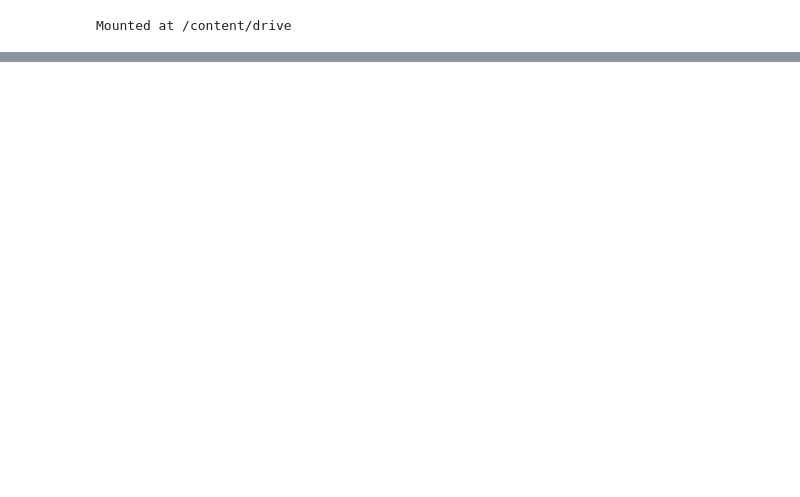
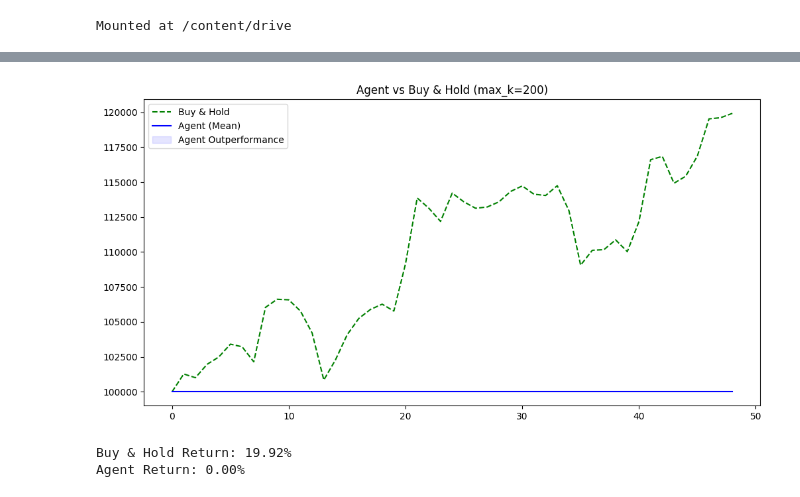
Before and after one commit to rahulb99/rl4trading, a Jupyter notebook: notebooks/RL4Trading.ipynb, the cells around one changed output, grey strips where cells are left out. Saved outputs shown, nothing was run; the diff lists cells and outputs as text; code cells hidden in the pictures; blank space fills up the shorter version.

```diff
--- a/notebooks/RL4Trading.ipynb
+++ b/notebooks/RL4Trading.ipynb
@@ -422,0 +912,11 @@ Indicators shape: (249, 7, 4)
+# %%
+# 1. Check GPU availability
+import torch
+if torch.cuda.is_available():
+    print(f"GPU Detected: {torch.cuda.get_device_name(0)}")
+else:
+    print("No GPU detected. Running on CPU.")
+
+# 2. Re-initialize the agent to use the updated DQN class (and GPU)
+agent = DQN(env, eval_env, options)
+print(f"Agent model is on device: {next(agent.model.parameters()).device}")
@@ -422,0 +927,9 @@ Indicators shape: (249, 7, 4)
+# %%
+print("Starting training with max_k=200...")
+n_episodes = 1_000
+for ep in range(n_episodes):
+    agent.train_episode()
+    if (ep + 1) % 100 == 0:
+        print(f"Episode {ep+1}/{n_episodes} completed.")
+
+print("Training complete.")
@@ -422,0 +1097,31 @@ Indicators shape: (249, 7, 4)
+# %%
+# 3. Evaluate
+equity_curves, step_returns = evaluate_dqn(agent, eval_env, n_episodes=20)
+
+# 4. Compare with Buy & Hold
+test_close_prices = test_prices[:, 3]
+bnh_equity = 100_000 * (test_close_prices / test_close_prices[0])
+mean_agent_equity = np.mean(np.vstack(equity_curves), axis=0)
+
+# Align lengths
+min_len = min(len(bnh_equity), len(mean_agent_equity))
+bnh_equity_trunc = bnh_equity[:min_len]
+mean_equity_trunc = mean_agent_equity[:min_len]
+
+plt.figure(figsize=(12, 6))
+plt.plot(bnh_equity_trunc, label='Buy & Hold', color='green', linestyle='--')
+plt.plot(mean_equity_trunc, label='Agent (Mean)', color='blue')
+plt.fill_between(range(min_len), bnh_equity_trunc, mean_equity_trunc,
+                 where=(mean_equity_trunc > bnh_equity_trunc), color='blue', alpha=0.1, label='Agent Outperformance')
+plt.title("Agent vs Buy & Hold (max_k=200)")
+plt.legend()
+plt.show()
+
+final_agent_ret = (mean_equity_trunc[-1] / 100_000) - 1
+final_bnh_ret = (bnh_equity_trunc[-1] / 100_000) - 1
+print(f"Buy & Hold Return: {final_bnh_ret:.2%}")
+print(f"Agent Return: {final_agent_ret:.2%}")
+# %% [output]
+[figure, added]
+Buy & Hold Return: 19.92%
+Agent Return: 0.00%
```
Also changed, not shown: parts of 98 cells of this notebook.
